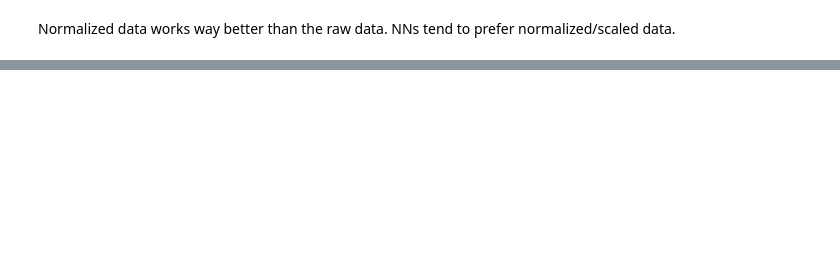
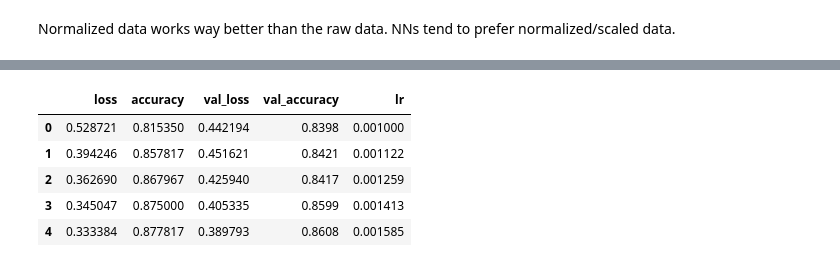
Before and after one commit to Shreyas-13/Tensorflow-Developer, a Jupyter notebook: 02_NeuralNetwork__Classification.ipynb, the cells around one changed output, grey strips where cells are left out. Cells and saved outputs as stored; diff of their text form; code cells hidden in the pictures; blank space fills up the shorter version.

```diff
--- a/02_NeuralNetwork__Classification.ipynb
+++ b/02_NeuralNetwork__Classification.ipynb
@@ -545,0 +562,10 @@ plt.legend(loc='upper right')
+# %%
+df = pd.DataFrame(history.history)
+df.head()
+# %% [output]
+|  | loss | accuracy | val_loss | val_accuracy | lr |
+| 0 | 0.528721 | 0.815350 | 0.442194 | 0.8398 | 0.001000 |
+| 1 | 0.394246 | 0.857817 | 0.451621 | 0.8421 | 0.001122 |
+| 2 | 0.362690 | 0.867967 | 0.425940 | 0.8417 | 0.001259 |
+| 3 | 0.345047 | 0.875000 | 0.405335 | 0.8599 | 0.001413 |
+| 4 | 0.333384 | 0.877817 | 0.389793 | 0.8608 | 0.001585 |
```
Also changed, not shown: parts of 20 cells of this notebook.
